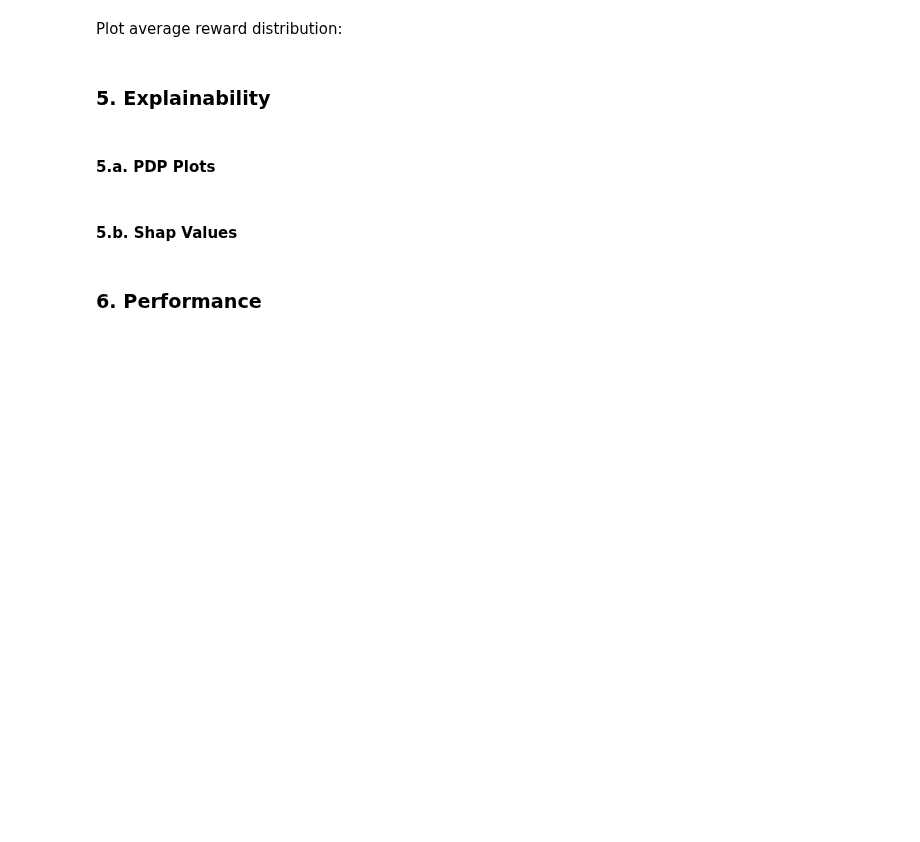
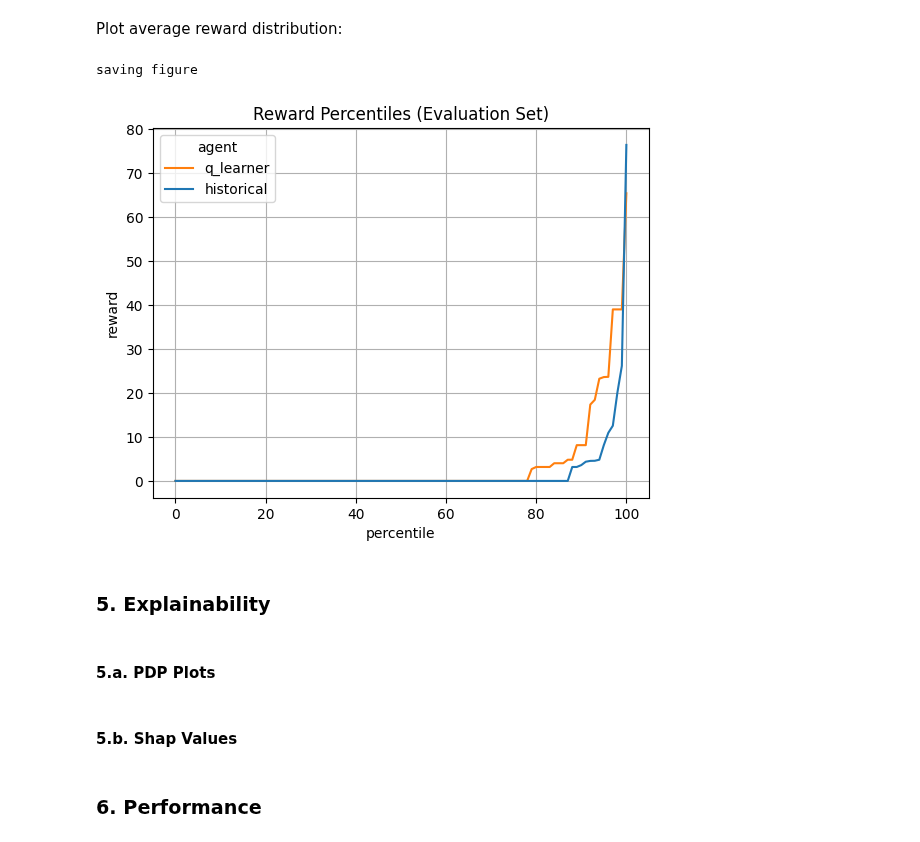
Before and after one commit to gsassatelli/explainable-rl, a Jupyter notebook: onboarding_nb.ipynb, the cells around one changed output. Cells and saved outputs as stored; diff of their text form; code cells hidden in the pictures; blank space fills up the shorter version.

Commit message:
Completed evaluator part of onboarding notebook

```diff
--- a/onboarding_nb.ipynb
+++ b/onboarding_nb.ipynb
@@ -174,5 +182,10 @@ Plot cumulative reward versus training episode:
 # %% [markdown]
 Plot average reward distribution:
+# %%
+evaluator.plot_reward_distribution()
+# %% [output]
+saving figure
+[figure, added]
 # %% [markdown]
 ### 5. Explainability
 # %%
```
Also changed, not shown: parts of 6 cells of this notebook.
